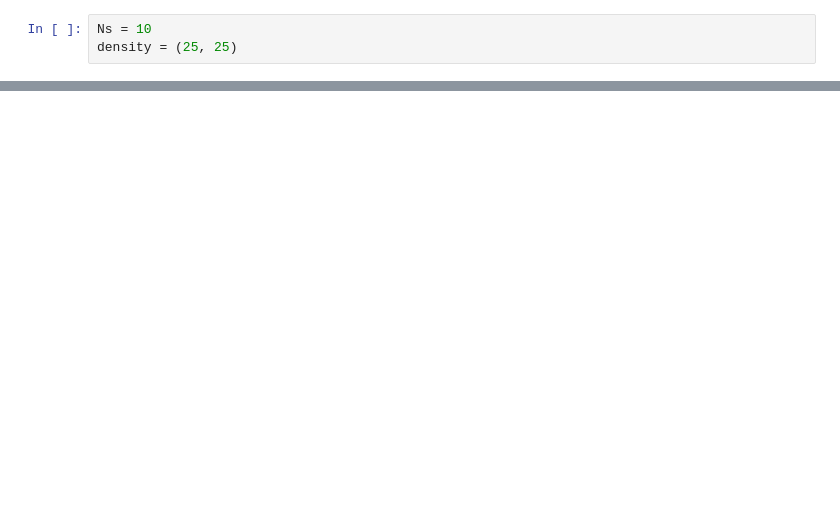
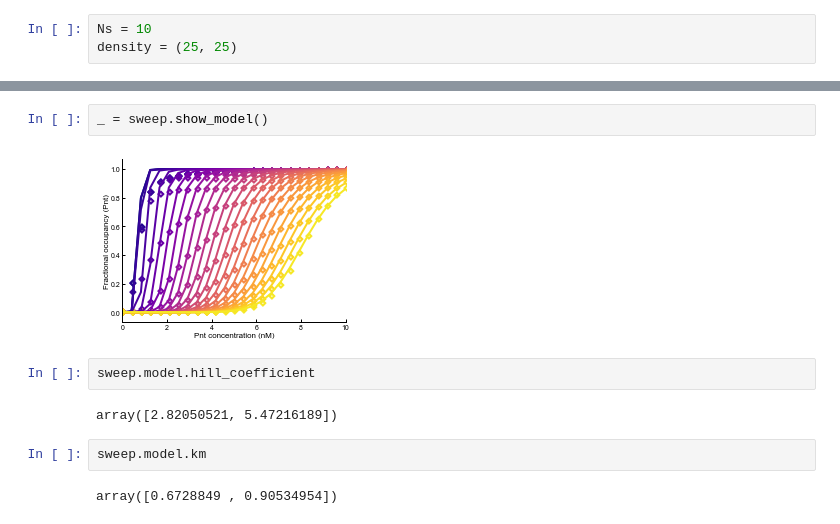
Before and after one commit to sbernasek/binding, a Jupyter notebook: notebooks/development.ipynb, the cells around one changed output, grey strips where cells are left out. Drawn from its saved outputs; the diff is of its cells as text; blank space fills up the shorter version.

Commit message:
added hill model fit

```diff
--- a/notebooks/development.ipynb
+++ b/notebooks/development.ipynb
@@ -48,0 +62,12 @@ fig = rsweep.plot_contours(species='Pnt', variable='Pnt', fixed=0, figsize=(2.5,
+# %%
+_ = sweep.show_model()
+# %% [output]
+[figure, added]
+# %%
+sweep.model.hill_coefficient
+# %% [output]
+array([2.82050521, 5.47216189])
+# %%
+sweep.model.km
+# %% [output]
+array([0.6728849 , 0.90534954])
```
Also changed, not shown: parts of 24 cells of this notebook, 1 other file.
